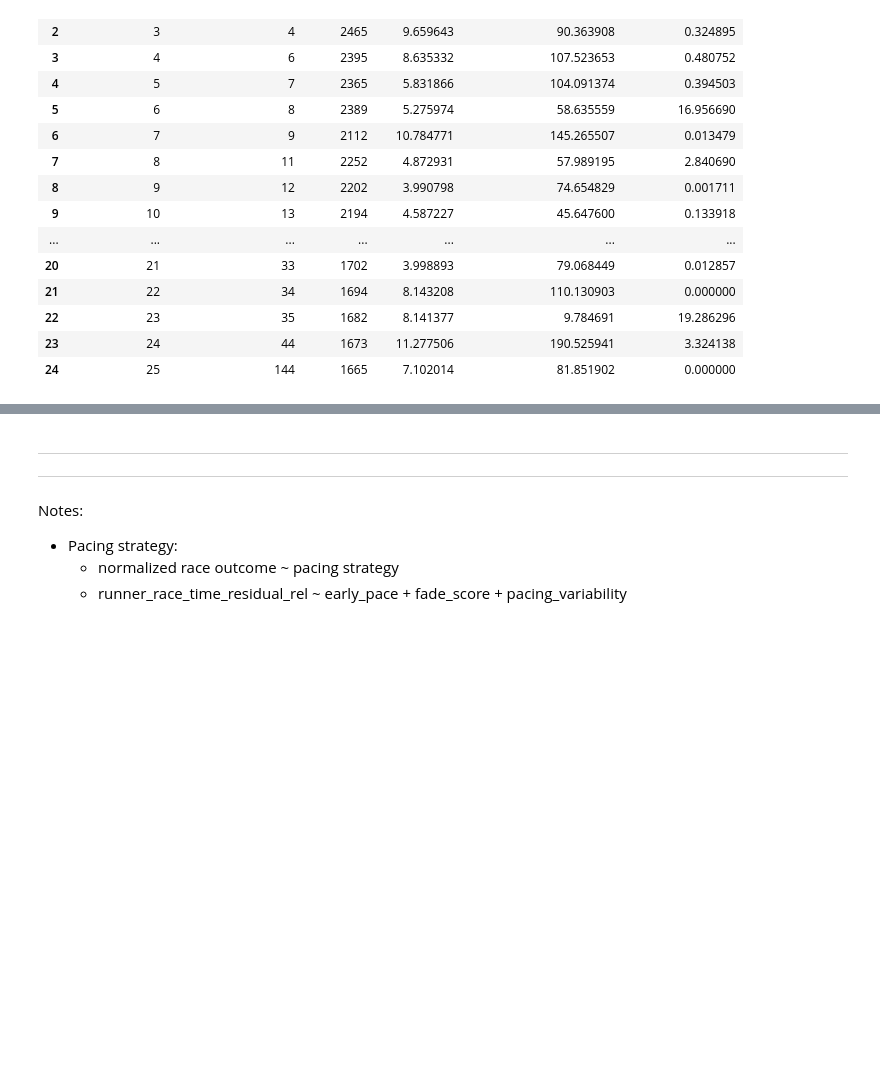
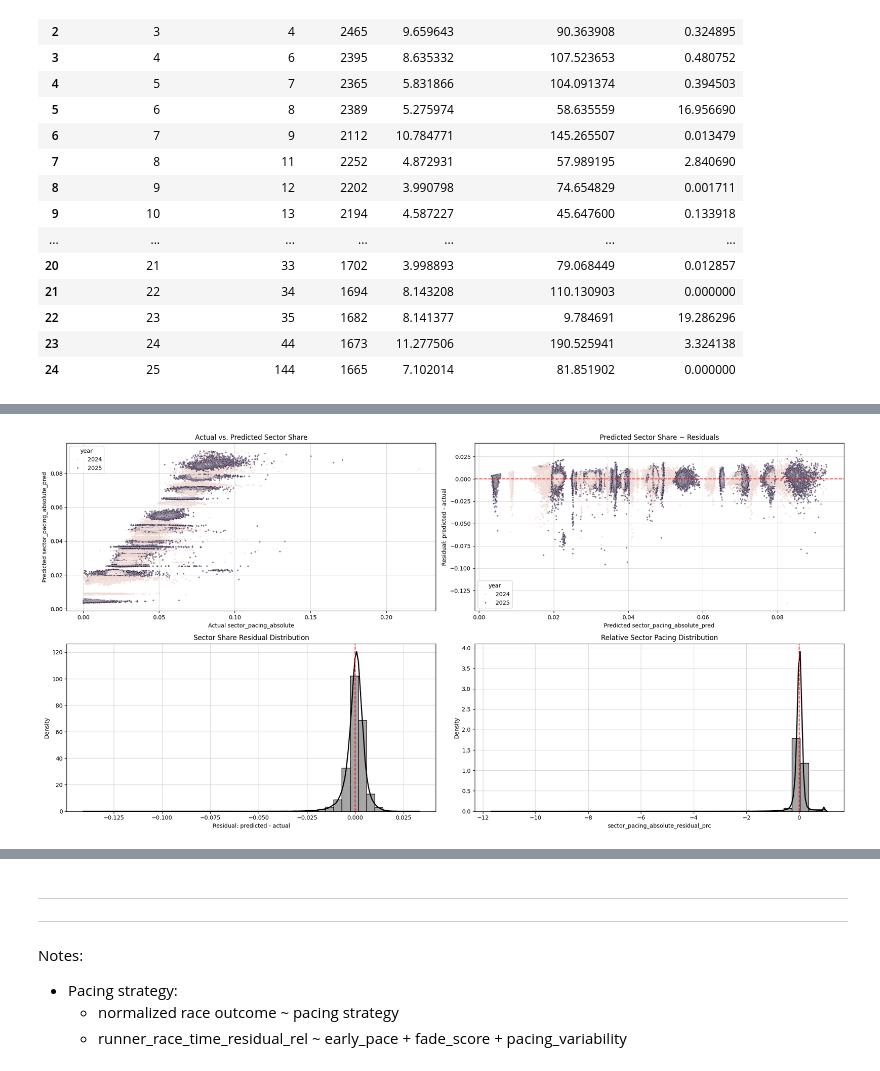
Before and after one commit to 1312Bravo/Path-To-UTMB, a Jupyter notebook: pacing_strategy/research.ipynb, the cells around one changed output, grey strips where cells are left out. Cells and saved outputs as stored; diff of their text form; code cells hidden in the pictures; blank space fills up the shorter version.

```diff
--- a/pacing_strategy/research.ipynb
+++ b/pacing_strategy/research.ipynb
@@ -847,3 +1082,103 @@ Race/Year: utmb / 2025
+# %%
+# Normalize sector times - Residual based
+df_sector_pacing_normalization_estimation = (
+    df_sector_pacing_normalization_estimation
+    .assign(
+        sector_pacing_absolute_residual_prc = lambda df: (
+           1 - df["sector_pacing_absolute"] / df["sector_pacing_absolute_pred"]
+        ),
+        sector_pacing_performance_score = lambda df: (
+            df["sector_pacing_absolute_residual_prc"].rank(pct=True)
+        )
+    )
+)
+# %%
+# Sector pacing diagnostics
+
+fig, ax = plt.subplots(2, 2, figsize = (20, 10))
+
+# Actual vs predicted
+sns.scatterplot(
+    data = df_sector_pacing_normalization_estimation,
+    x = "sector_pacing_absolute",
+    y = "sector_pacing_absolute_pred",
+    hue = "year",
+    s = 8,
+    alpha = 0.6,
+    ax = ax[0,0],
+)
+ax[0,0].set_title("Actual vs. Predicted Sector Share")
+ax[0,0].set_xlabel("Actual sector_pacing_absolute")
+ax[0,0].set_ylabel("Predicted sector_pacing_absolute_pred")
+
+# Predicted vs residuals
+sns.scatterplot(
+    data = df_sector_pacing_normalization_estimation,
+    x = "sector_pacing_absolute_pred",
+    y = "sector_pacing_absolute_residual_abs",
+    hue = "year",
+    s = 8,
+    alpha = 0.6,
+    ax = ax[0,1],
+    legend = True,
+)
+ax[0,1].axhline(0, color = "red", linestyle = "--")
+ax[0,1].set_title("Predicted Sector Share ~ Residuals")
+ax[0,1].set_xlabel("Predicted sector_pacing_absolute_pred")
+ax[0,1].set_ylabel("Residual: predicted - actual")
+
+# Residual distribution
+sns.histplot(
+    data = df_sector_pacing_normalization_estimation,
+    x = "sector_pacing_absolute_residual_abs",
+    bins = 40,
+    stat = "density",
+    color = "grey",
+    edgecolor = "black",
+    alpha = 0.7,
+    ax = ax[1,0],
+)
+sns.kdeplot(
+    data = df_sector_pacing_normalization_estimation,
+    x = "sector_pacing_absolute_residual_abs",
+    color = "black",
+    linewidth = 2,
+    ax = ax[1,0],
+)
+ax[1,0].axvline(0, color = "red", linestyle = "--")
+ax[1,0].set_title("Sector Share Residual Distribution")
+ax[1,0].set_xlabel("Residual: predicted - actual")
+
+# Relative normalized sector pacing distribution
+sns.histplot(
+    data = df_sector_pacing_normalization_estimation,
+    x = "sector_pacing_absolute_residual_prc",
+    bins = 40,
+    stat = "density",
+    color = "grey",
+    edgecolor = "black",
+    alpha = 0.7,
+    ax = ax[1,1],
+)
+sns.kdeplot(
+    data = df_sector_pacing_normalization_estimation,
+    x = "sector_pacing_absolute_residual_prc",
+    color = "black",
+    linewidth = 2,
+    ax = ax[1,1],
+)
+ax[1,1].axvline(0, color = "red", linestyle = "--")
+ax[1,1].set_title("Relative Sector Pacing Distribution")
+ax[1,1].set_xlabel("sector_pacing_absolute_residual_prc")
+
+for i in [0, 1]:
+    for j in [0, 1]:
+        ax[i,j].grid(alpha = 0.5)
+
+plt.tight_layout()
+plt.show()
+# %% [output]
+[figure, added]
 # %%
 runner_race_sector_data_finisher_df.loc[:, runner_race_sector_data_finisher_df.columns.str.contains("sector")]
 # %% [output]
```
Also changed, not shown: parts of 11 cells of this notebook, 1 other file.
